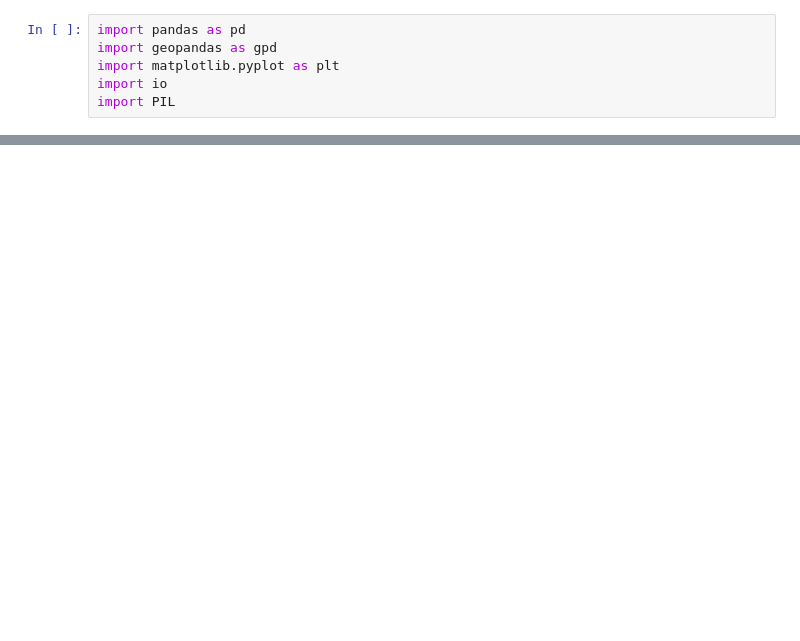
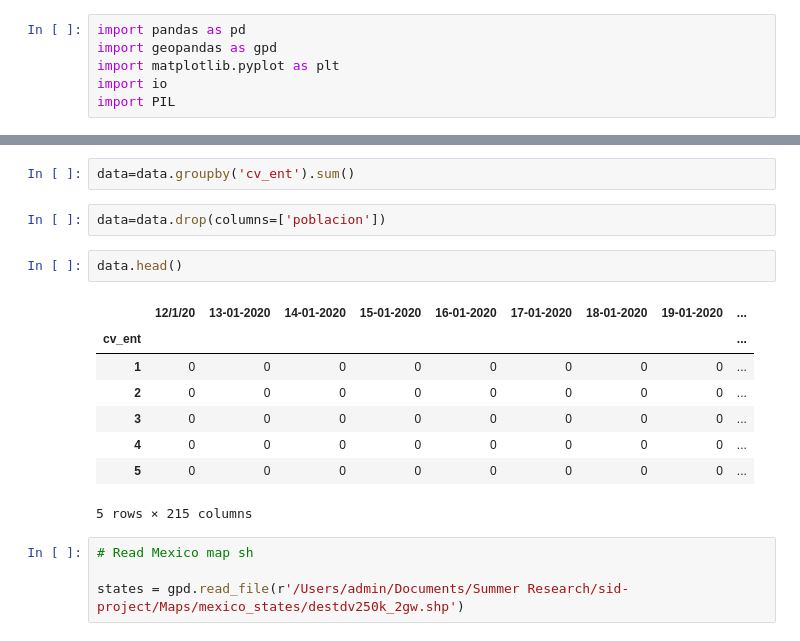
Before and after one commit to jdela757/sid-project, a Jupyter notebook: notebooks/state_mexico.ipynb, the cells around one changed output, grey strips where cells are left out. Cells and saved outputs as stored; diff of their text form; blank space fills up the shorter version.

```diff
--- a/notebooks/state_mexico.ipynb
+++ b/notebooks/state_mexico.ipynb
@@ -22,0 +21,19 @@ data.head()
+# %%
+data=data.groupby('cv_ent').sum()
+# %%
+data=data.drop(columns=['poblacion'])
+# %%
+data.head()
+# %% [output]
+|  | 12/1/20 | 13-01-2020 | 14-01-2020 | 15-01-2020 | 16-01-2020 | 17-01-2020 | 18-01-2020 | 19-01-2020 | ... |
+| cv_ent |  |  |  |  |  |  |  |  | ... |
+| 1 | 0 | 0 | 0 | 0 | 0 | 0 | 0 | 0 | ... |
+| 2 | 0 | 0 | 0 | 0 | 0 | 0 | 0 | 0 | ... |
+| 3 | 0 | 0 | 0 | 0 | 0 | 0 | 0 | 0 | ... |
+| 4 | 0 | 0 | 0 | 0 | 0 | 0 | 0 | 0 | ... |
+| 5 | 0 | 0 | 0 | 0 | 0 | 0 | 0 | 0 | ... |
+5 rows × 215 columns
+# %%
+# Read Mexico map sh
+
+states = gpd.read_file(r'/Users/admin/Documents/Summer Research/sid-project/Maps/mexico_states/destdv250k_2gw.shp')
```
Also changed, not shown: parts of 8 cells of this notebook, 30 other files.
